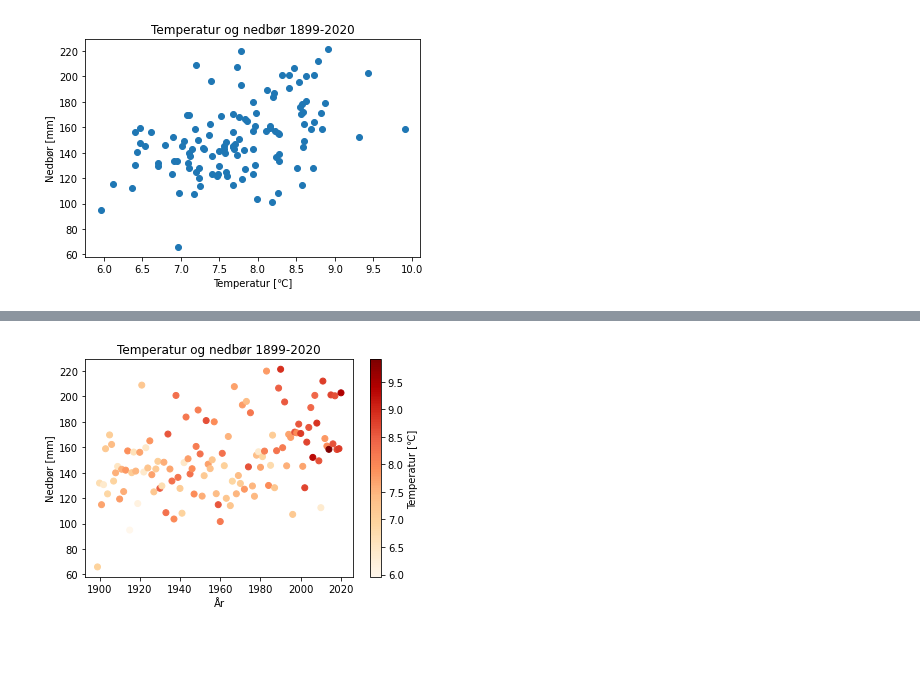
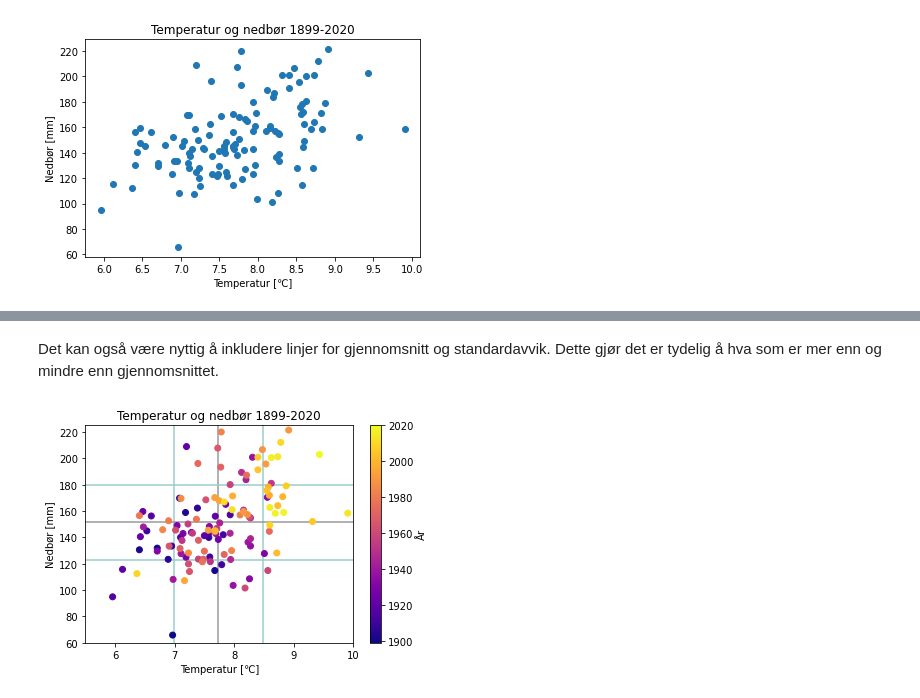
Before and after one commit to irendundas/EkteData, a Jupyter notebook: NAT624/Del7_forløkker_og_feilsøking.ipynb, the cells around one changed output, grey strips where cells are left out. Cells and saved outputs as stored; diff of their text form; code cells hidden in the pictures; blank space fills up the shorter version.

```diff
--- a/NAT624/Del7_forløkker_og_feilsøking.ipynb
+++ b/NAT624/Del7_forløkker_og_feilsøking.ipynb
@@ -491,11 +494,14 @@ print(tid_t[-1])
 2020.0
 # %%
 # Finn indeksen der tid_t er lik det første året i tid_p
-start=np.nonzero(tid_t==tid_p[0])
+start=np.where(tid_t==tid_p[0])
 # [0][0] må med for å få tak i kun tallet og ikke alle parantesene rundt
 start=start[0][0]
 
-# Slett starten av temperatur-tidsserien
+# Slett starten av temperatur-tidsserien, slik at både temp og nedbør starter
+# samme år
 temp=temp[start:]
 tid_t=tid_t[start:]
+
+tid_t[0], tid_p[0]
 # %% [output]
@@ -556,18 +598,41 @@ plt.show()
+# %% [markdown]
+Det kan også være nyttig å inkludere linjer for gjennomsnitt og standardavvik.  Dette gjør det er tydelig å hva som er mer enn og mindre enn gjennomsnittet.
 # %%
-cmap=cm.get_cmap('OrRd',len(temp)) # cmap står for "colormap". Her definerer du hvilken fargeskala du vil bruke.
+# cmap står for "colormap". Definer hvilken fargeskala du vil bruke.
+cmap=cm.get_cmap('plasma', len(temp))
 
-colors = temp # Her definerer du at fargeskalaen skal basere seg på tidsvektoren din
+# Definer at fargeskalaen skal basere seg på tidsvektoren din
+colors = tid_t
+
 ax=plt.axes()
 
-# I linjen under plottes precip som en funksjon av temp, fargeskalaen settes til colors (definert rett over), fargekartet settes
-# til cmap som du definerte over, og du setter min og makx grenser til fargeksalaen.
-sc=ax.scatter(tid_t,precip,c=colors,cmap=cmap,vmin=min(temp), vmax=max(temp))
+# Plot nedbør som en funksjon av temperatur. Fargeskalaen settes til "colors"
+# (definert rett over), fargekartet settes til cmap som definert over,
+# og du setter min og maks grenser til fargeksalaen.
+sc=ax.scatter(
+    temp, precip,
+    c=colors, cmap=cmap,
+    vmin=min(colors), vmax=max(colors),
+    zorder=2.5
+)
 ax.set(
     title='Temperatur og nedbør 1899-2020',
     ylabel='Nedbør [mm]',
-    xlabel='År', # \u2103 er koden for grader celcius.
+    xlabel='Temperatur [\u2103]', # \u2103 er koden for grader celcius.
+    xlim=(5.5, 10),
+    ylim=(60,225)
 )
-plt.colorbar(sc, label='Temperatur [\u2103]') # denne linjen gjør at fargeskalaen vises til høyre.
+
+# Plot fargeskalaen
+plt.colorbar(sc, label='År')
+
+# Inkluder linjer for gjennomsnitt og standardavvik.
+plt.vlines(np.mean(temp), 60, 225, color=[.6, .6, .6])
+plt.vlines(np.mean(temp)+np.std(temp), 60, 225, color=[.6, .8, .8])
+plt.vlines(np.mean(temp)-np.std(temp), 60, 225, color=[.6, .8, .8])
+plt.hlines(np.mean(precip), 5.5, 10, color=[.6, .6, .6])
+plt.hlines(np.mean(precip)+np.std(precip), 5.5, 10, color=[.6, .8, .8])
+plt.hlines(np.mean(precip)-np.std(precip), 5.5, 10, color=[.6, .8, .8])
 plt.show()
 # %% [output]
-[figure, old version]
+[figure, new version]
```
Also changed, not shown: parts of 17 cells of this notebook.
